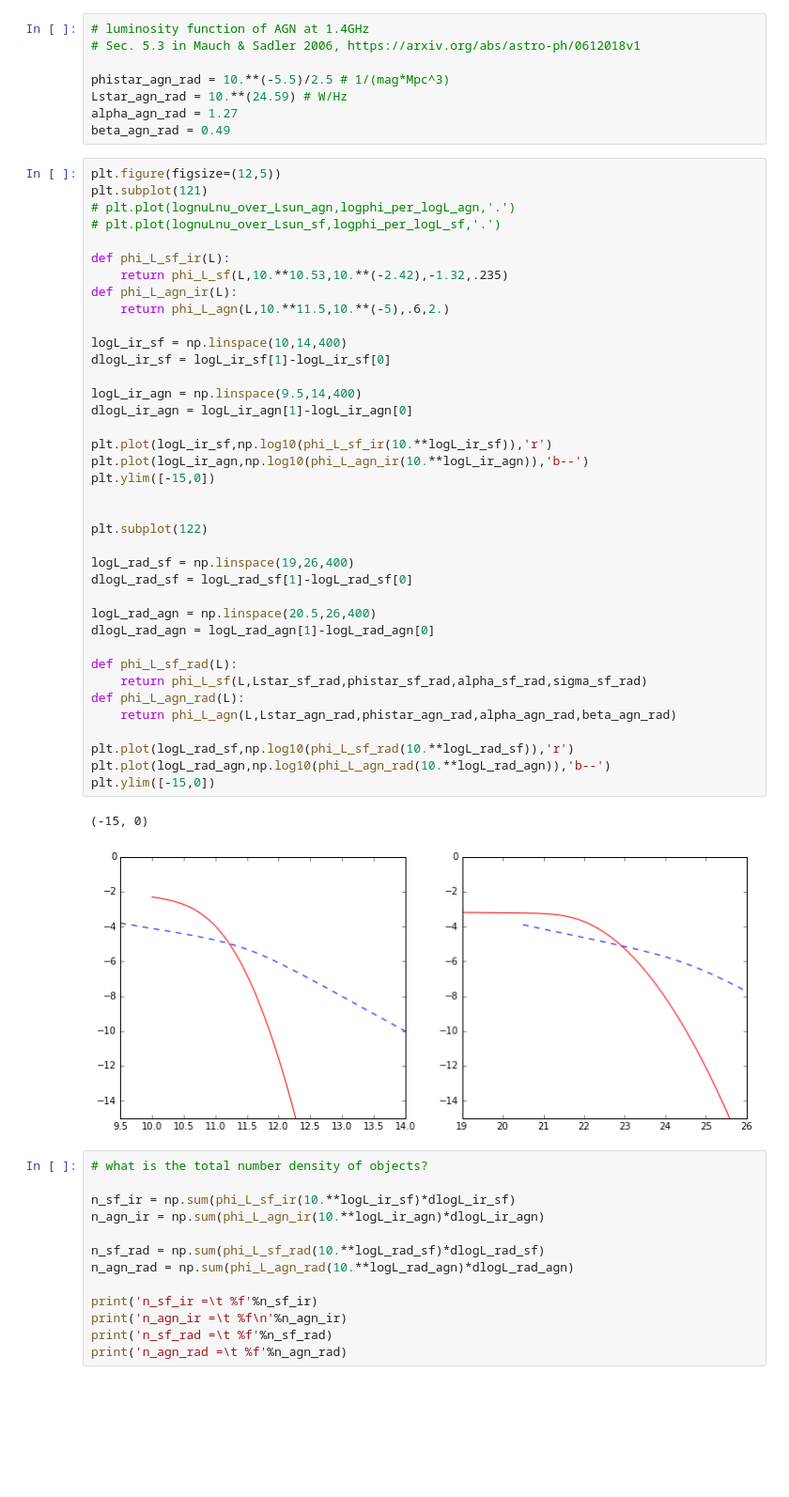
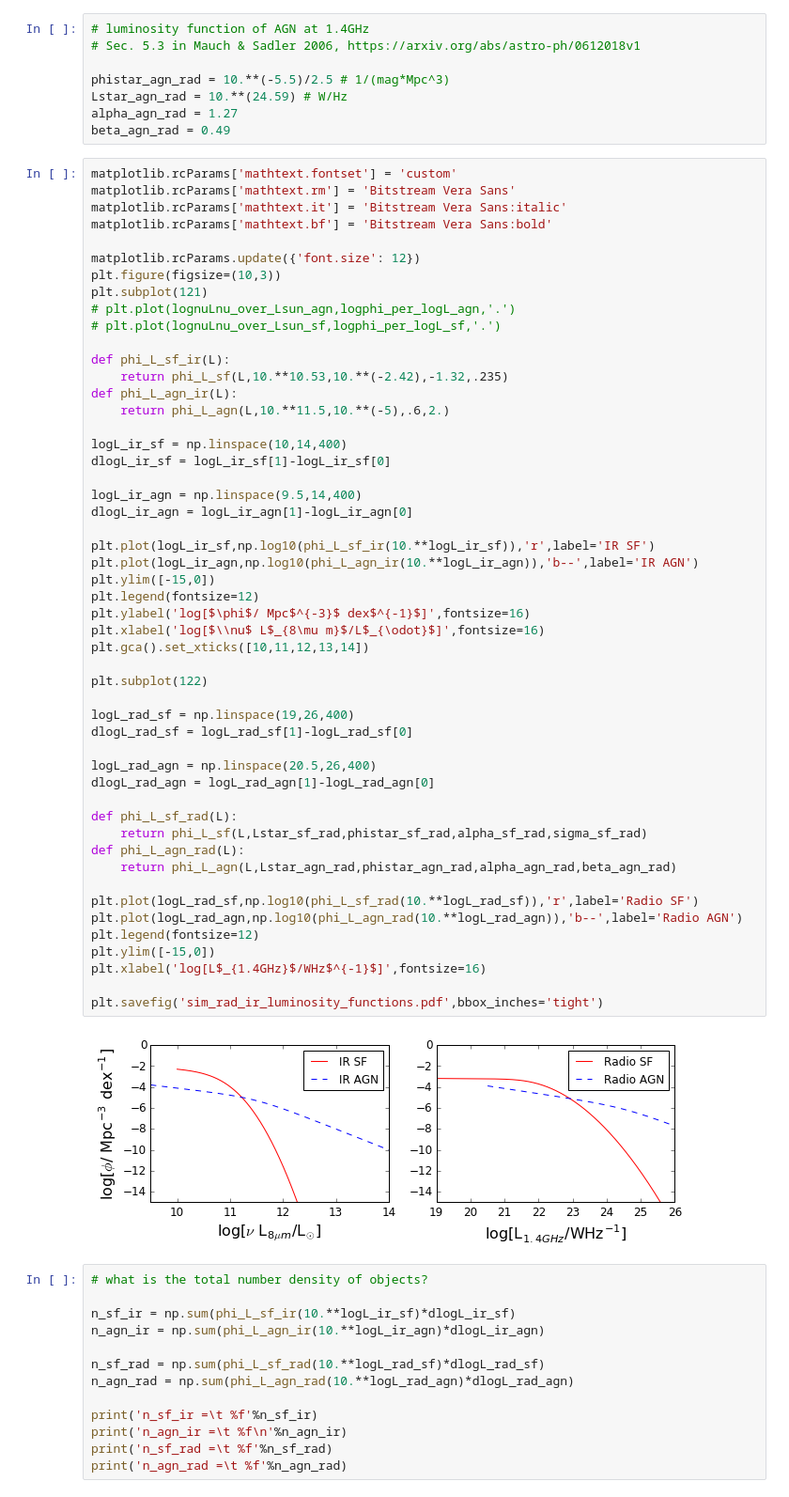
Before and after one commit to abrahamneben/21cmIRxcor, a Jupyter notebook: fg_xcor/agn_and_sf_luminosity_functions_and_survey_sim.ipynb, the cells around one changed output. Shown at 94% size. Drawn from its saved outputs; the diff is of its cells as text; blank space fills up the shorter version.

```diff
--- a/fg_xcor/agn_and_sf_luminosity_functions_and_survey_sim.ipynb
+++ b/fg_xcor/agn_and_sf_luminosity_functions_and_survey_sim.ipynb
@@ -54,46 +54,58 @@ Lstar_agn_rad = 10.**(24.59) # W/Hz
 alpha_agn_rad = 1.27
 beta_agn_rad = 0.49
 # %%
-plt.figure(figsize=(12,5))
+matplotlib.rcParams['mathtext.fontset'] = 'custom'
+matplotlib.rcParams['mathtext.rm'] = 'Bitstream Vera Sans'
+matplotlib.rcParams['mathtext.it'] = 'Bitstream Vera Sans:italic'
+matplotlib.rcParams['mathtext.bf'] = 'Bitstream Vera Sans:bold'
+
+matplotlib.rcParams.update({'font.size': 12})
+plt.figure(figsize=(10,3))
 plt.subplot(121)
 # plt.plot(lognuLnu_over_Lsun_agn,logphi_per_logL_agn,'.')
 # plt.plot(lognuLnu_over_Lsun_sf,logphi_per_logL_sf,'.')
 
 def phi_L_sf_ir(L):
     return phi_L_sf(L,10.**10.53,10.**(-2.42),-1.32,.235)
 def phi_L_agn_ir(L):
     return phi_L_agn(L,10.**11.5,10.**(-5),.6,2.)
 
 logL_ir_sf = np.linspace(10,14,400)
 dlogL_ir_sf = logL_ir_sf[1]-logL_ir_sf[0]
 
 logL_ir_agn = np.linspace(9.5,14,400)
 dlogL_ir_agn = logL_ir_agn[1]-logL_ir_agn[0]
 
-plt.plot(logL_ir_sf,np.log10(phi_L_sf_ir(10.**logL_ir_sf)),'r')
-plt.plot(logL_ir_agn,np.log10(phi_L_agn_ir(10.**logL_ir_agn)),'b--')
+plt.plot(logL_ir_sf,np.log10(phi_L_sf_ir(10.**logL_ir_sf)),'r',label='IR SF')
+plt.plot(logL_ir_agn,np.log10(phi_L_agn_ir(10.**logL_ir_agn)),'b--',label='IR AGN')
 plt.ylim([-15,0])
-
+plt.legend(fontsize=12)
+plt.ylabel('log[$\phi$/ Mpc$^{-3}$ dex$^{-1}$]',fontsize=16)
+plt.xlabel('log[$\\nu$ L$_{8\mu m}$/L$_{\odot}$]',fontsize=16)
+plt.gca().set_xticks([10,11,12,13,14])
 
 plt.subplot(122)
 
 logL_rad_sf = np.linspace(19,26,400)
 dlogL_rad_sf = logL_rad_sf[1]-logL_rad_sf[0]
 
 logL_rad_agn = np.linspace(20.5,26,400)
 dlogL_rad_agn = logL_rad_agn[1]-logL_rad_agn[0]
 
 def phi_L_sf_rad(L):
     return phi_L_sf(L,Lstar_sf_rad,phistar_sf_rad,alpha_sf_rad,sigma_sf_rad)
 def phi_L_agn_rad(L):
     return phi_L_agn(L,Lstar_agn_rad,phistar_agn_rad,alpha_agn_rad,beta_agn_rad)
 
-plt.plot(logL_rad_sf,np.log10(phi_L_sf_rad(10.**logL_rad_sf)),'r')
-plt.plot(logL_rad_agn,np.log10(phi_L_agn_rad(10.**logL_rad_agn)),'b--')
+plt.plot(logL_rad_sf,np.log10(phi_L_sf_rad(10.**logL_rad_sf)),'r',label='Radio SF')
+plt.plot(logL_rad_agn,np.log10(phi_L_agn_rad(10.**logL_rad_agn)),'b--',label='Radio AGN')
+plt.legend(fontsize=12)
 plt.ylim([-15,0])
+plt.xlabel('log[L$_{1.4GHz}$/WHz$^{-1}$]',fontsize=16)
+
+plt.savefig('sim_rad_ir_luminosity_functions.pdf',bbox_inches='tight')
 # %% [output]
-(-15, 0)
-[figure, old version]
+[figure, new version]
 # %%
 # what is the total number density of objects?
 
```
Also changed, not shown: parts of 8 cells of this notebook, 2 other files.
